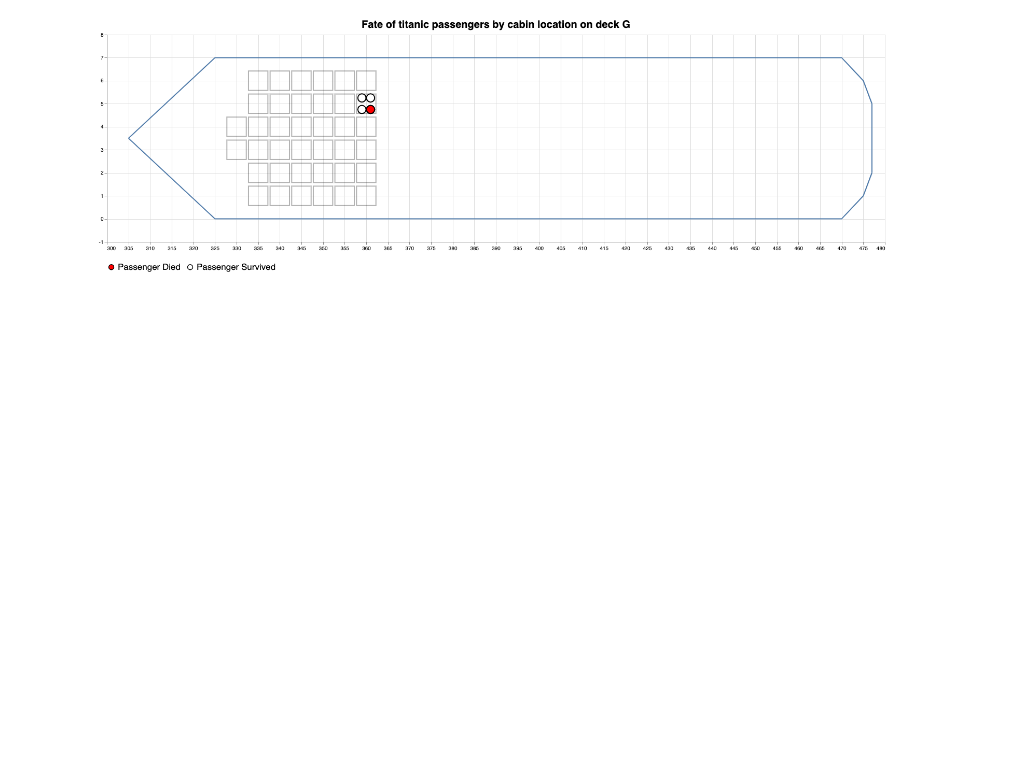
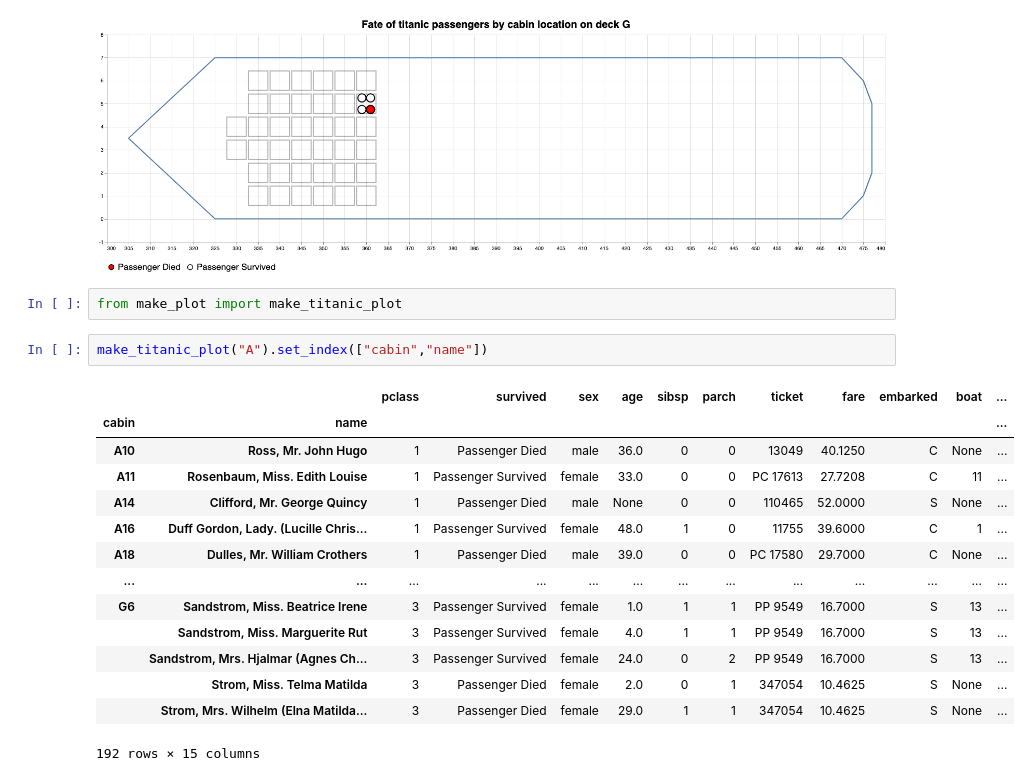
Before and after one commit to UBC-MDS/DSCI_532_GROUP_109, a Jupyter notebook: src/titanic_viz.ipynb, the cells around one changed output. Cells and saved outputs as stored; diff of their text form; blank space fills up the shorter version.

```diff
--- a/src/titanic_viz.ipynb
+++ b/src/titanic_viz.ipynb
@@ -345,3 +361,22 @@ def make_titanic_plot(deck_level):
 make_titanic_plot("G")
 # %% [output]
 [figure]
+# %%
+from make_plot import make_titanic_plot
+# %%
+make_titanic_plot("A").set_index(["cabin","name"])
+# %% [output]
+|  |  | pclass | survived | sex | age | sibsp | parch | ticket | fare | embarked | boat | ... |
+| cabin | name |  |  |  |  |  |  |  |  |  |  | ... |
+| A10 | Ross, Mr. John Hugo | 1 | Passenger Died | male | 36.0 | 0 | 0 | 13049 | 40.1250 | C | None | ... |
+| A11 | Rosenbaum, Miss. Edith Louise | 1 | Passenger Survived | female | 33.0 | 0 | 0 | PC 17613 | 27.7208 | C | 11 | ... |
+| A14 | Clifford, Mr. George Quincy | 1 | Passenger Died | male | None | 0 | 0 | 110465 | 52.0000 | S | None | ... |
+| A16 | Duff Gordon, Lady. (Lucille Chris... | 1 | Passenger Survived | female | 48.0 | 1 | 0 | 11755 | 39.6000 | C | 1 | ... |
+| A18 | Dulles, Mr. William Crothers | 1 | Passenger Died | male | 39.0 | 0 | 0 | PC 17580 | 29.7000 | C | None | ... |
+| ... | ... | ... | ... | ... | ... | ... | ... | ... | ... | ... | ... | ... |
+| G6 | Sandstrom, Miss. Beatrice Irene | 3 | Passenger Survived | female | 1.0 | 1 | 1 | PP 9549 | 16.7000 | S | 13 | ... |
+|  | Sandstrom, Miss. Marguerite Rut | 3 | Passenger Survived | female | 4.0 | 1 | 1 | PP 9549 | 16.7000 | S | 13 | ... |
+|  | Sandstrom, Mrs. Hjalmar (Agnes Ch... | 3 | Passenger Survived | female | 24.0 | 0 | 2 | PP 9549 | 16.7000 | S | 13 | ... |
+|  | Strom, Miss. Telma Matilda | 3 | Passenger Died | female | 2.0 | 0 | 1 | 347054 | 10.4625 | S | None | ... |
+|  | Strom, Mrs. Wilhelm (Elna Matilda... | 3 | Passenger Died | female | 29.0 | 1 | 1 | 347054 | 10.4625 | S | None | ... |
+192 rows × 15 columns
```
Also changed, not shown: parts of 3 cells of this notebook.
